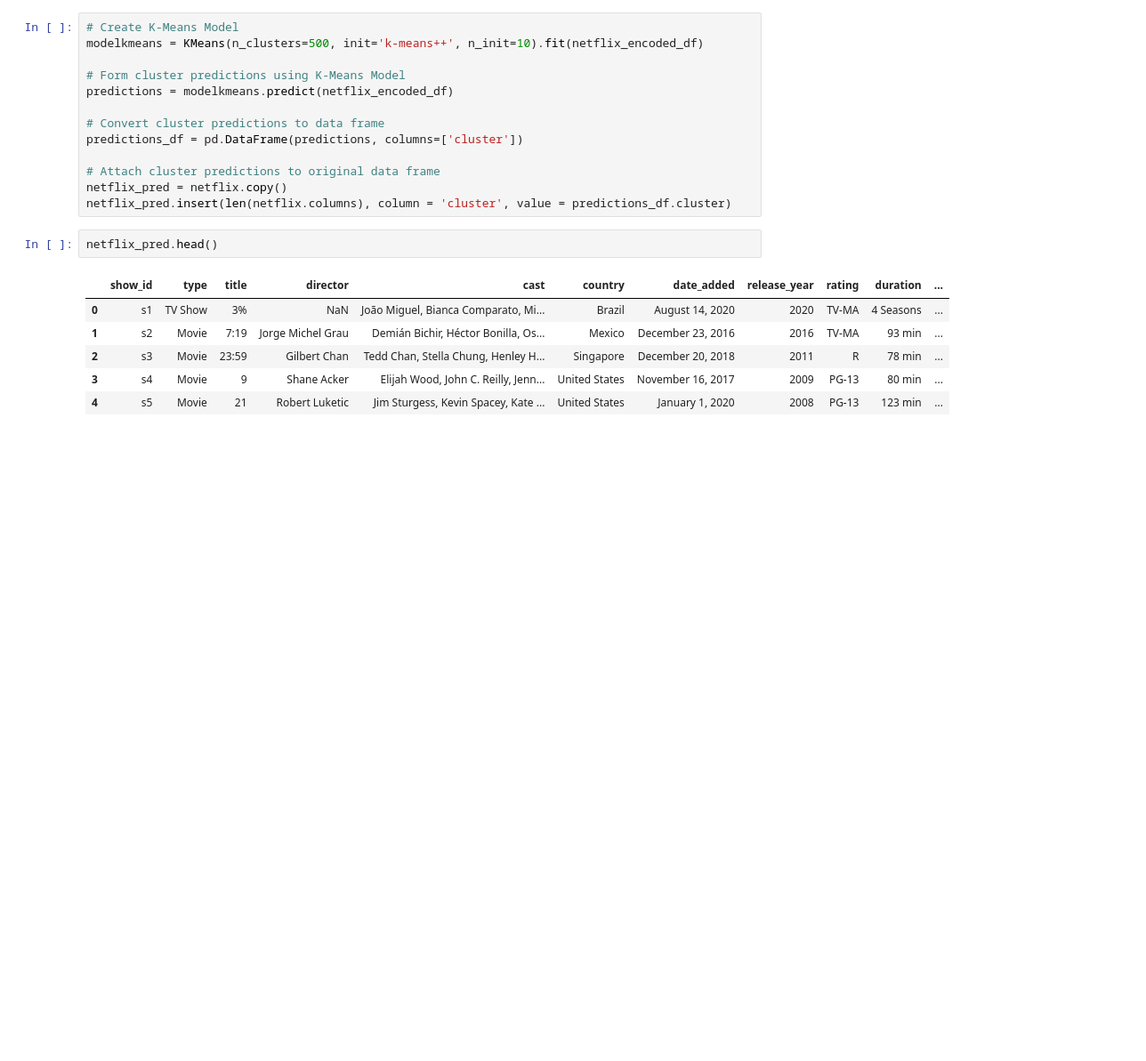
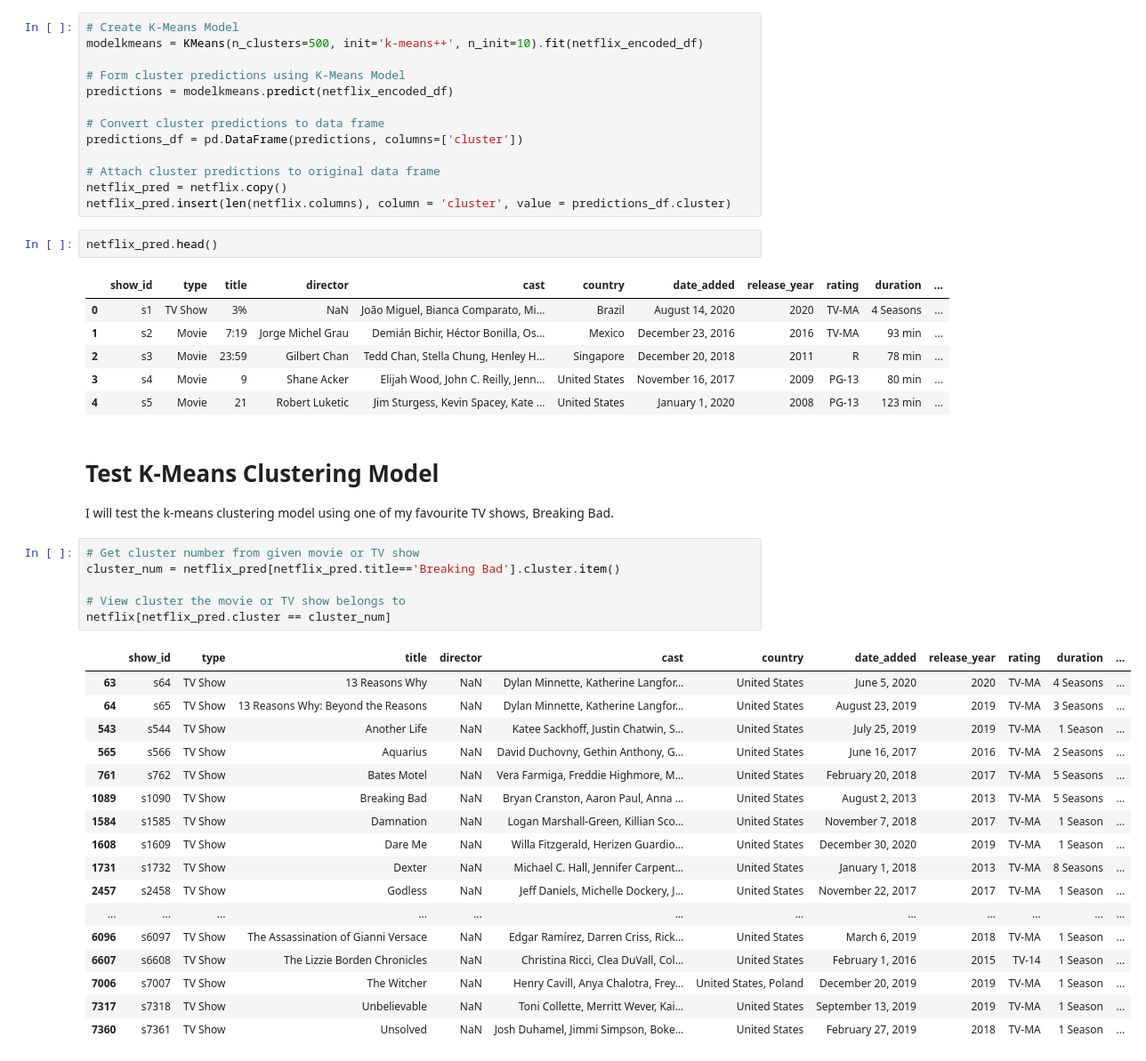
Before and after one commit to akashbhor1356/NETFLIX-MOVIES-AND-TV-SHOWS-CLUSTERING, a Jupyter notebook: NETFLIX_MOVIES_AND_TV_SHOWS_CLUSTERING.ipynb, the cells around one changed output. Shown at 89% size. Cells and saved outputs as stored; diff of their text form; blank space fills up the shorter version.

```diff
--- a/NETFLIX_MOVIES_AND_TV_SHOWS_CLUSTERING.ipynb
+++ b/NETFLIX_MOVIES_AND_TV_SHOWS_CLUSTERING.ipynb
@@ -502,3 +502,30 @@ netflix_pred.head()
 | 2 | s3 | Movie | 23:59 | Gilbert Chan | Tedd Chan, Stella Chung, Henley H... | Singapore | December 20, 2018 | 2011 | R | 78 min | ... |
 | 3 | s4 | Movie | 9 | Shane Acker | Elijah Wood, John C. Reilly, Jenn... | United States | November 16, 2017 | 2009 | PG-13 | 80 min | ... |
 | 4 | s5 | Movie | 21 | Robert Luketic | Jim Sturgess, Kevin Spacey, Kate ... | United States | January 1, 2020 | 2008 | PG-13 | 123 min | ... |
+# %% [markdown]
+# **Test K-Means Clustering Model**
+I will test the k-means clustering model using one of my favourite TV shows, Breaking Bad.
+# %%
+# Get cluster number from given movie or TV show
+cluster_num = netflix_pred[netflix_pred.title=='Breaking Bad'].cluster.item()
+
+# View cluster the movie or TV show belongs to
+netflix[netflix_pred.cluster == cluster_num]
+# %% [output]
+|  | show_id | type | title | director | cast | country | date_added | release_year | rating | duration | ... |
+| 63 | s64 | TV Show | 13 Reasons Why | NaN | Dylan Minnette, Katherine Langfor... | United States | June 5, 2020 | 2020 | TV-MA | 4 Seasons | ... |
+| 64 | s65 | TV Show | 13 Reasons Why: Beyond the Reasons | NaN | Dylan Minnette, Katherine Langfor... | United States | August 23, 2019 | 2019 | TV-MA | 3 Seasons | ... |
+| 543 | s544 | TV Show | Another Life | NaN | Katee Sackhoff, Justin Chatwin, S... | United States | July 25, 2019 | 2019 | TV-MA | 1 Season | ... |
+| 565 | s566 | TV Show | Aquarius | NaN | David Duchovny, Gethin Anthony, G... | United States | June 16, 2017 | 2016 | TV-MA | 2 Seasons | ... |
+| 761 | s762 | TV Show | Bates Motel | NaN | Vera Farmiga, Freddie Highmore, M... | United States | February 20, 2018 | 2017 | TV-MA | 5 Seasons | ... |
+| 1089 | s1090 | TV Show | Breaking Bad | NaN | Bryan Cranston, Aaron Paul, Anna ... | United States | August 2, 2013 | 2013 | TV-MA | 5 Seasons | ... |
+| 1584 | s1585 | TV Show | Damnation | NaN | Logan Marshall-Green, Killian Sco... | United States | November 7, 2018 | 2017 | TV-MA | 1 Season | ... |
+| 1608 | s1609 | TV Show | Dare Me | NaN | Willa Fitzgerald, Herizen Guardio... | United States | December 30, 2020 | 2019 | TV-MA | 1 Season | ... |
+| 1731 | s1732 | TV Show | Dexter | NaN | Michael C. Hall, Jennifer Carpent... | United States | January 1, 2018 | 2013 | TV-MA | 8 Seasons | ... |
+| 2457 | s2458 | TV Show | Godless | NaN | Jeff Daniels, Michelle Dockery, J... | United States | November 22, 2017 | 2017 | TV-MA | 1 Season | ... |
+| ... | ... | ... | ... | ... | ... | ... | ... | ... | ... | ... | ... |
+| 6096 | s6097 | TV Show | The Assassination of Gianni Versace | NaN | Edgar Ramírez, Darren Criss, Rick... | United States | March 6, 2019 | 2018 | TV-MA | 1 Season | ... |
+| 6607 | s6608 | TV Show | The Lizzie Borden Chronicles | NaN | Christina Ricci, Clea DuVall, Col... | United States | February 1, 2016 | 2015 | TV-14 | 1 Season | ... |
+| 7006 | s7007 | TV Show | The Witcher | NaN | Henry Cavill, Anya Chalotra, Frey... | United States, Poland | December 20, 2019 | 2019 | TV-MA | 1 Season | ... |
+| 7317 | s7318 | TV Show | Unbelievable | NaN | Toni Collette, Merritt Wever, Kai... | United States | September 13, 2019 | 2019 | TV-MA | 1 Season | ... |
+| 7360 | s7361 | TV Show | Unsolved | NaN | Josh Duhamel, Jimmi Simpson, Boke... | United States | February 27, 2019 | 2018 | TV-MA | 1 Season | ... |
```
